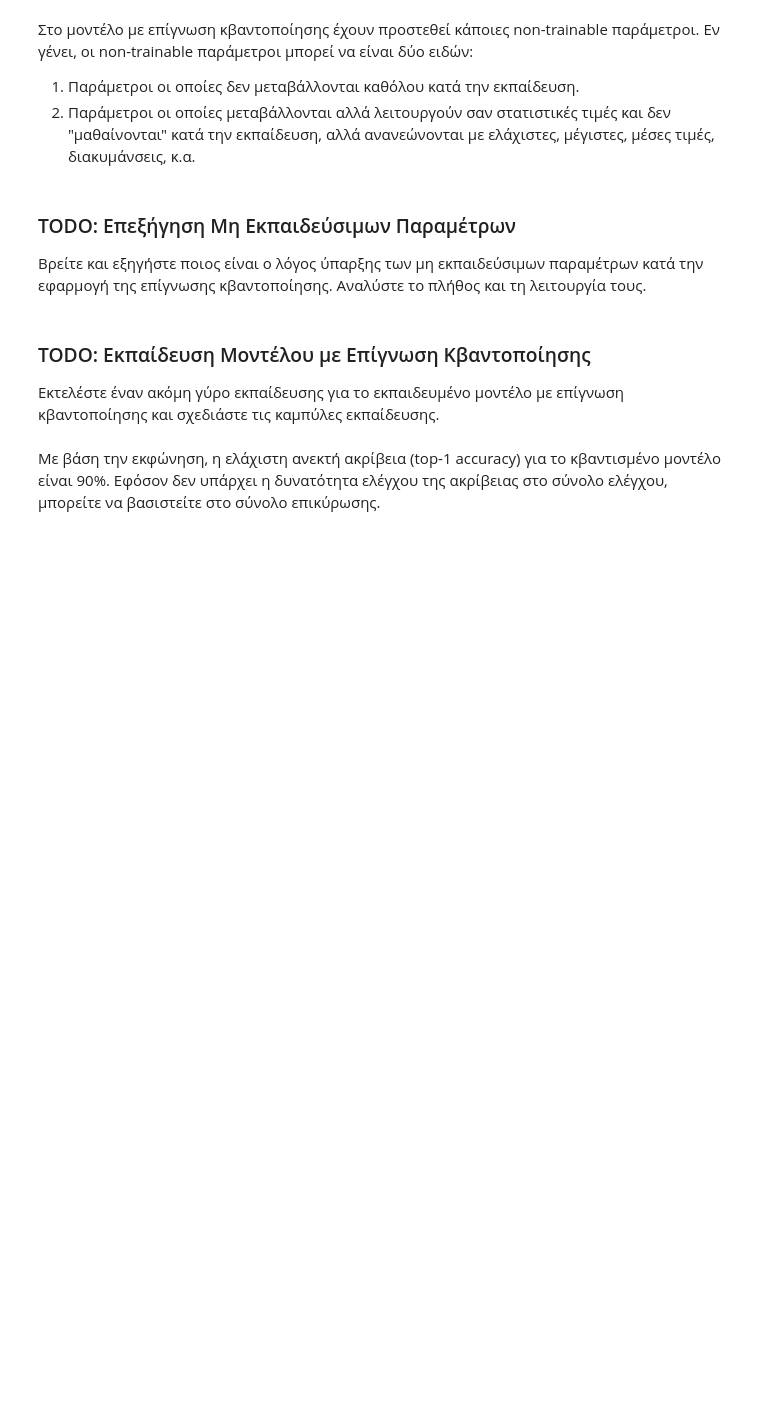
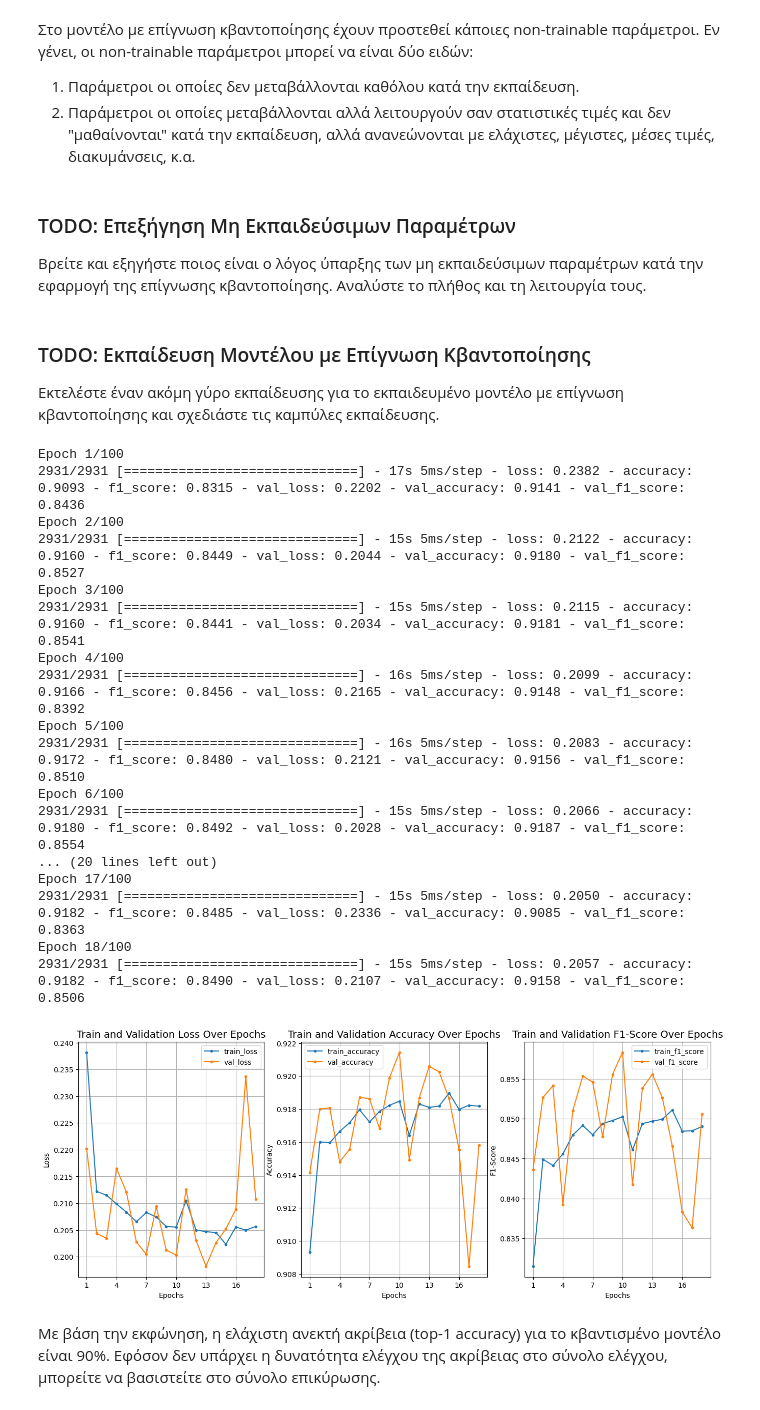
Before and after one commit to nickbrakis/MobileTech-ML, a Jupyter notebook: lab2/mcml-24-25-lab2-el18439.ipynb, the cells around one changed output. Drawn from its saved outputs; the diff is of its cells as text; code cells hidden in the pictures; blank space fills up the shorter version.

```diff
--- a/lab2/mcml-24-25-lab2-el18439.ipynb
+++ b/lab2/mcml-24-25-lab2-el18439.ipynb
@@ -215,14 +225,15 @@ print(f"Test set size: {X_test.shape}")
 
 Κατασκευάστε το μοντέλο σας και εκπαιδεύστε το.
 # %%
-model = tf.keras.models.Sequential([
+model = keras.Sequential([
     # input layer
-    tf.keras.Input(shape=(46,)),
-
-    # add hidden layers
-
+    keras.Input(shape=(46,)),
+    keras.layers.Dense(32, activation='relu'),
+    keras.layers.Dense(32, activation='relu'),
+    keras.layers.Dense(32, activation='relu'),
+    keras.layers.Dense(16, activation='relu'),
     # output layer
-    tf.keras.layers.Dense(8, activation='softmax')
+    keras.layers.Dense(8, activation='softmax')
 ])
 # %% [markdown]
 Με τη μέθοδο ``summary`` μπορούμε να δούμε την αρχιτεκτονική του μοντέλου, δηλαδή τα επίπεδά του, το σχήμα εξόδου και το πλήθος των παραμέτρων τους. Η πρώτη διάσταση των εξόδων αντιστοιχεί στο batch size (μέγεθος δέσμης) και η τιμή None υποδηλώνει ότι το μοντέλο μπορεί να δεχτεί μεταβλητό batch size, δηλαδή οποιοδήποτε πλήθος εικόνων εισόδου ταυτόχρονα.
@@ -234,9 +265,9 @@ model.summary()
 Για να εκπαιδεύσουμε ένα μοντέλο πρέπει να ορίσουμε τον βελτιστοποιητή (δηλαδή τον αλγόριθμο καθόδου κλίσης), τη συνάρτηση απώλειας και τη μετρική (ή τις μετρικές) αξιολόγησης, τα οποία ορίζονται με τη μέθοδο `compile`.
 # %%
 model.compile(
-    optimizer=tf.keras.optimizers.Adam(learning_rate=0.0005),
-    loss=tf.keras.losses.CategoricalCrossentropy(from_logits=False),
-    metrics=['accuracy', tf.keras.metrics.F1Score(average='macro')]
+    optimizer=keras.optimizers.Adam(learning_rate=0.0005),
+    loss=keras.losses.CategoricalCrossentropy(from_logits=False),
+    metrics=['accuracy', keras.metrics.F1Score(average='macro')]
 )
 # %% [markdown]
 Για να αποφύγουμε την υπερπροσαρμογή (overfitting) αλλά και για να γνωρίζουμε πότε πρέπει να σταματήσει η εκπαίδευση, εφαρμόζουμε την τεχνική του πρόορου τερματισμού (early stopping). Με αυτό τον τρόπο, παρακολουθούμε (``monitor``) το σφάλμα επικύρωσης (val_loss) σε κάθε εποχή κι αν αυτό δεν μειωθεί περαιτέρω για έναν αριθμό από εποχές (``patience``), τότε η εκπαίδευση σταματά (καθώς αυτό αποτελεί σημάδι υπερπροσαρμογής). Όταν ο πρόορος τερματισμός ενεργοποιηθεί, η εκπαίδευση θα σταματήσει και στο μοντέλο θα φορτωθούν τα βάρη της καλύτερης εποχής, δηλαδή της εποχής με το χαμηλότερο σφάλμα επικύρωσης (``restore_best_weights=True``).
@@ -246,10 +277,11 @@ early_stopping = tf.keras.callbacks.EarlyStopping(monitor="val_loss", patience=3
 Η εκπαίδευση ξεκινά με τη μέθοδο ``fit``, στην οποία δίνουμε τα training και validation sets, ορίζουμε το μέγεθος δέσμης και μια σχετικά μεγάλη τιμή για τον μέγιστο αριθμό εποχών (π.χ. 200), καθώς θέλουμε η εκπαίδευση να σταματήσει λόγω του early stopping. Κατά τη διάρκεια της εκπαίδευσης μπορούμε να δούμε στο τέλος κάθε εποχής την απώλεια του μοντέλου και τις μετρικές αξιολόγησης για κάθε υποσύνολο.
 # %%
 history = model.fit(
-    x_train,
+    X_train,
     y_train,
     epochs=200,
-    validation_data=(x_val, y_val),
+    validation_data=(X_val, y_val),
     batch_size=256,
-    callbacks=[early_stopping]
+    callbacks = None,
+    # callbacks=[early_stopping]
 )
@@ -278,5 +358,42 @@ quant_aware_model.summary(line_length=120)
 ### TODO: Εκπαίδευση Μοντέλου με Επίγνωση Κβαντοποίησης
 
 Εκτελέστε έναν ακόμη γύρο εκπαίδευσης για το εκπαιδευμένο μοντέλο με επίγνωση κβαντοποίησης και σχεδιάστε τις καμπύλες εκπαίδευσης.
+# %%
+quant_aware_model.compile(
+    optimizer=keras.optimizers.Adam(learning_rate=0.0005),
+    loss=keras.losses.CategoricalCrossentropy(from_logits=False),
+    metrics=['accuracy', keras.metrics.F1Score(average='macro')]
+)
+
+history = quant_aware_model.fit(
+    X_train,
+    y_train,
+    epochs=100,
+    validation_data=(X_val, y_val),
+    batch_size=256,
+    # callbacks=[early_stopping],
+    callbacks=None
+)
+
+plot_history(history)
+# %% [output]
+Epoch 1/100
+2931/2931 [==============================] - 17s 5ms/step - loss: 0.2382 - accuracy: 0.9093 - f1_score: 0.8315 - val_loss: 0.2202 - val_accuracy: 0.9141 - val_f1_score: 0.8436
+Epoch 2/100
+2931/2931 [==============================] - 15s 5ms/step - loss: 0.2122 - accuracy: 0.9160 - f1_score: 0.8449 - val_loss: 0.2044 - val_accuracy: 0.9180 - val_f1_score: 0.8527
+Epoch 3/100
+2931/2931 [==============================] - 15s 5ms/step - loss: 0.2115 - accuracy: 0.9160 - f1_score: 0.8441 - val_loss: 0.2034 - val_accuracy: 0.9181 - val_f1_score: 0.8541
+Epoch 4/100
+2931/2931 [==============================] - 16s 5ms/step - loss: 0.2099 - accuracy: 0.9166 - f1_score: 0.8456 - val_loss: 0.2165 - val_accuracy: 0.9148 - val_f1_score: 0.8392
+Epoch 5/100
+2931/2931 [==============================] - 16s 5ms/step - loss: 0.2083 - accuracy: 0.9172 - f1_score: 0.8480 - val_loss: 0.2121 - val_accuracy: 0.9156 - val_f1_score: 0.8510
+Epoch 6/100
+2931/2931 [==============================] - 15s 5ms/step - loss: 0.2066 - accuracy: 0.9180 - f1_score: 0.8492 - val_loss: 0.2028 - val_accuracy: 0.9187 - val_f1_score: 0.8554
+... (20 lines left out)
+Epoch 17/100
+2931/2931 [==============================] - 15s 5ms/step - loss: 0.2050 - accuracy: 0.9182 - f1_score: 0.8485 - val_loss: 0.2336 - val_accuracy: 0.9085 - val_f1_score: 0.8363
+Epoch 18/100
+2931/2931 [==============================] - 15s 5ms/step - loss: 0.2057 - accuracy: 0.9182 - f1_score: 0.8490 - val_loss: 0.2107 - val_accuracy: 0.9158 - val_f1_score: 0.8506
+[figure, added]
 # %% [markdown]
 Με βάση την εκφώνηση, η ελάχιστη ανεκτή ακρίβεια (top-1 accuracy) για το κβαντισμένο μοντέλο είναι 90%. Εφόσον δεν υπάρχει η δυνατότητα ελέγχου της ακρίβειας στο σύνολο ελέγχου, μπορείτε να βασιστείτε στο σύνολο επικύρωσης.
```
Also changed, not shown: parts of 15 cells of this notebook, 4 other files.
